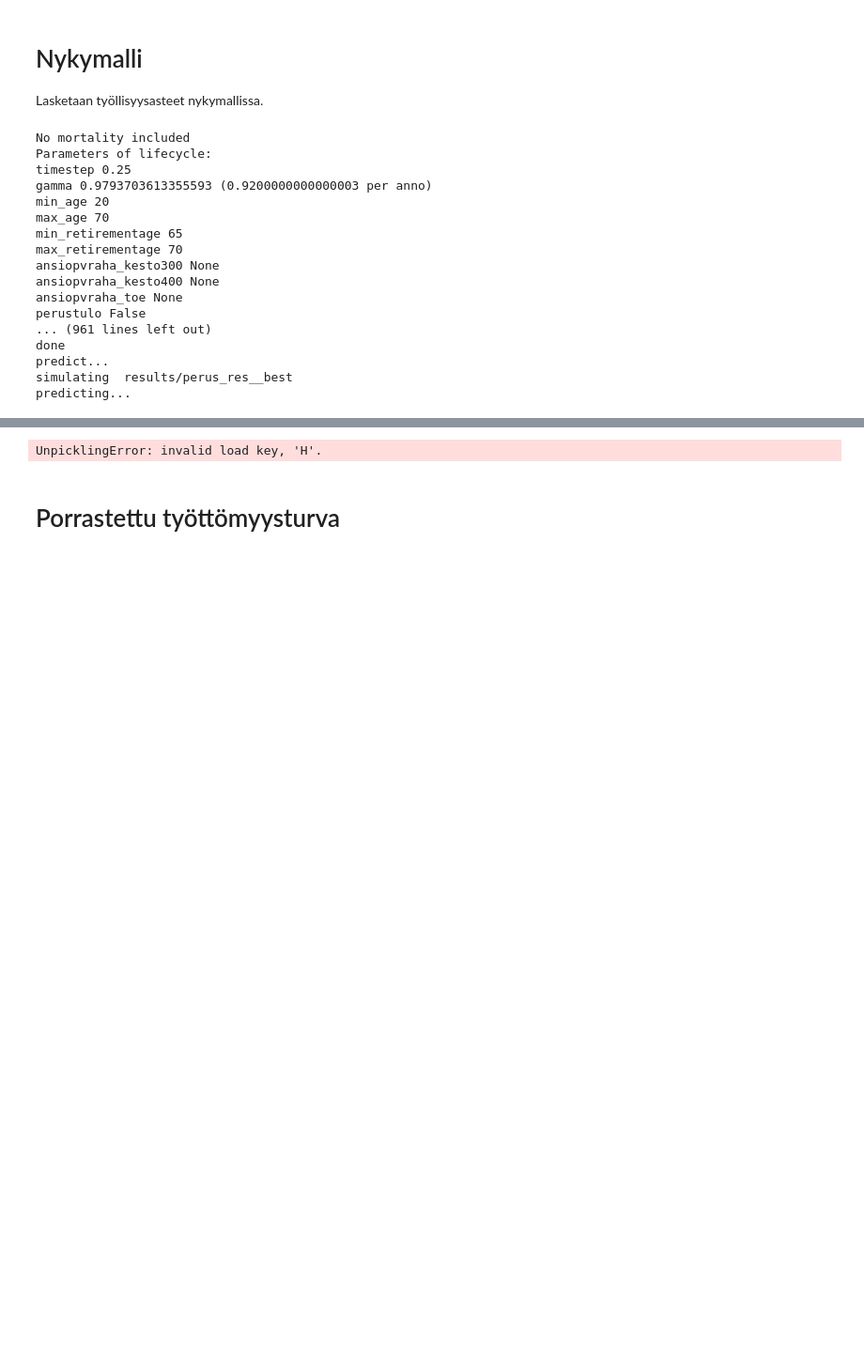
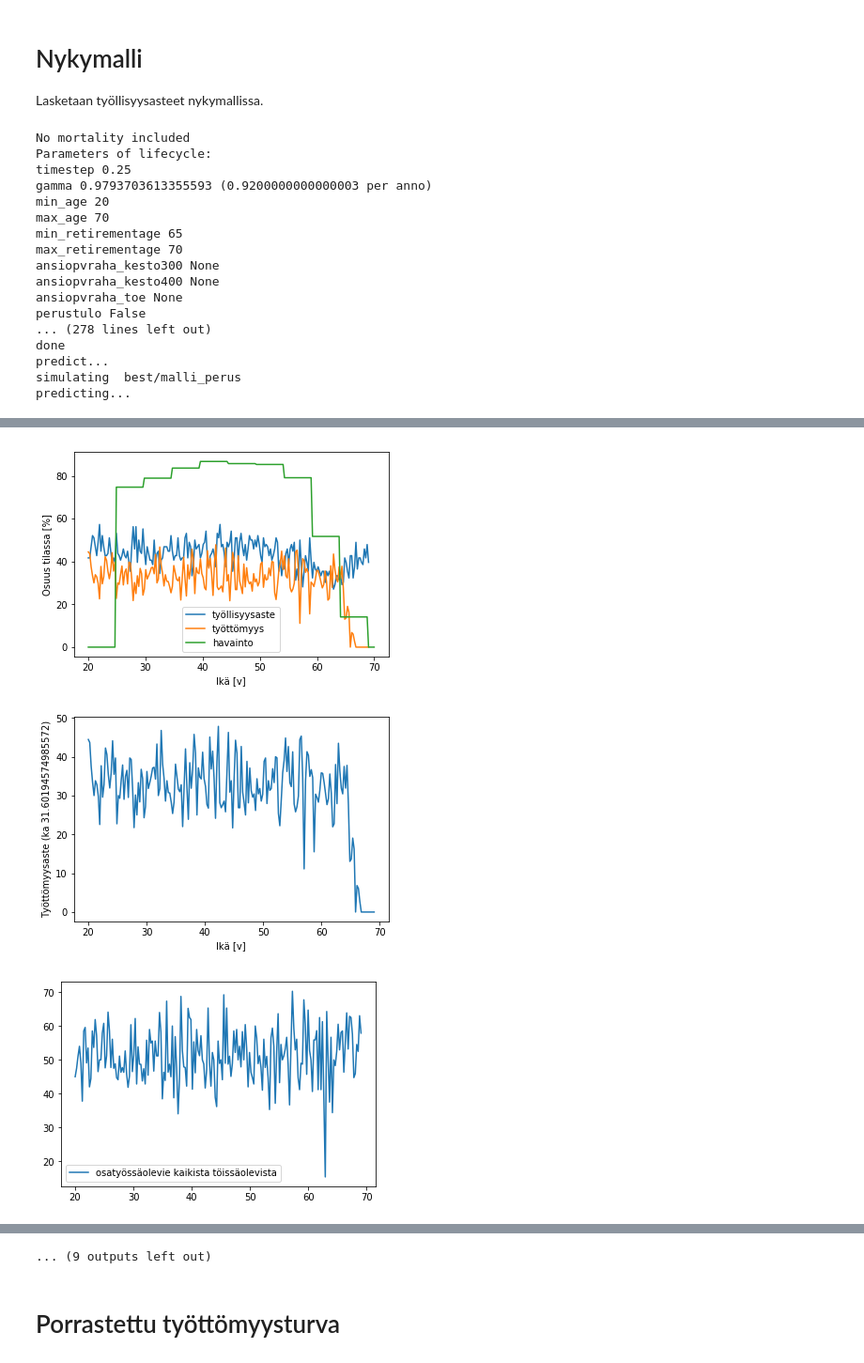
Before and after one commit to ajtanskanen/lifecycle-old-rl, a Jupyter notebook: social security with RL 15.ipynb, the cells around one changed output, grey strips where cells are left out. Shown at 94% size. Cells and saved outputs as stored; diff of their text form; code cells hidden in the pictures; blank space fills up the shorter version.

```diff
--- a/social security with RL 15.ipynb
+++ b/social security with RL 15.ipynb
@@ -29,11 +29,14 @@ from lifecycle_rl import Lifecycle
 import warnings
 warnings.filterwarnings('ignore')
 
-pop_size=100
-size1=1
-size2=200_000
-batch1=1
-batch2=1_0
+# parameters for the simulation
+# episode = 51 / 205 timesteps (1y/3m timestep)
+pop_size=10_000 # size of the population to be simulated
+size1=10_000_000 # number of timesteps in phase 1 training (callback not used)
+size2=20_000_000 # number of timesteps in phase 2 training (callback is used to save the best results)
+batch1=1 # size of minibatch in phase 1 as number of episodes
+batch2=5_000  # size of minibatch in phase 1 as number of episodes
+callback_minsteps=batch2 # how many episodes callback needs
 deterministic=False # use deterministic prediction (True) or probabilitic prediction (False)
 mortality=False # include mortality in computations
 randomness=True # include randomness in the state transitions (e.g., maternity leave)
@@ -54,13 +57,12 @@ Lasketaan työllisyysasteet nykymallissa.
 # %%
 cc1=Lifecycle(env='unemployment-v1',minimal=False,mortality=mortality,perustulo=False,
               deterministic=deterministic,randomness=randomness)
-
 cc1.explain()
 cc1.run_results(debug=False,steps1=size1,steps2=size2,pop=pop_size,deterministic=deterministic,
-                train=True,predict=True,batch1=batch1,batch2=batch2,bestname='best/best_perus',
-                plot=True,save='saved/perusmalli',cont=False,start_from='best/best_perus',
-                results='results/perus_res_')
-cc1.render(load='results/perus_res__best')
+                train=True,predict=True,batch1=batch1,batch2=batch2,save='best/malli_perus',
+                plot=True,cont=False,start_from='best/malli_perus',results='results/perus_results',
+                callback_minsteps=callback_minsteps)
+cc1.render(load='results/perus_results')
 # %% [output]
 No mortality included
 Parameters of lifecycle:
@@ -74,8 +76,8 @@ ansiopvraha_kesto300 None
 ansiopvraha_kesto400 None
 ansiopvraha_toe None
 perustulo False
-... (961 lines left out)
+... (278 lines left out)
 done
 predict...
-simulating  results/perus_res__best
+simulating  best/malli_perus
 predicting...
@@ -81,0 +85,3 @@ predicting...
+[figure, added]
+[figure, added]
+[figure, added]
@@ -82 +95 @@ predicting...
-UnpicklingError: invalid load key, 'H'.
+... (9 outputs left out)
```
Also changed, not shown: parts of 14 cells of this notebook, 15 other files.
